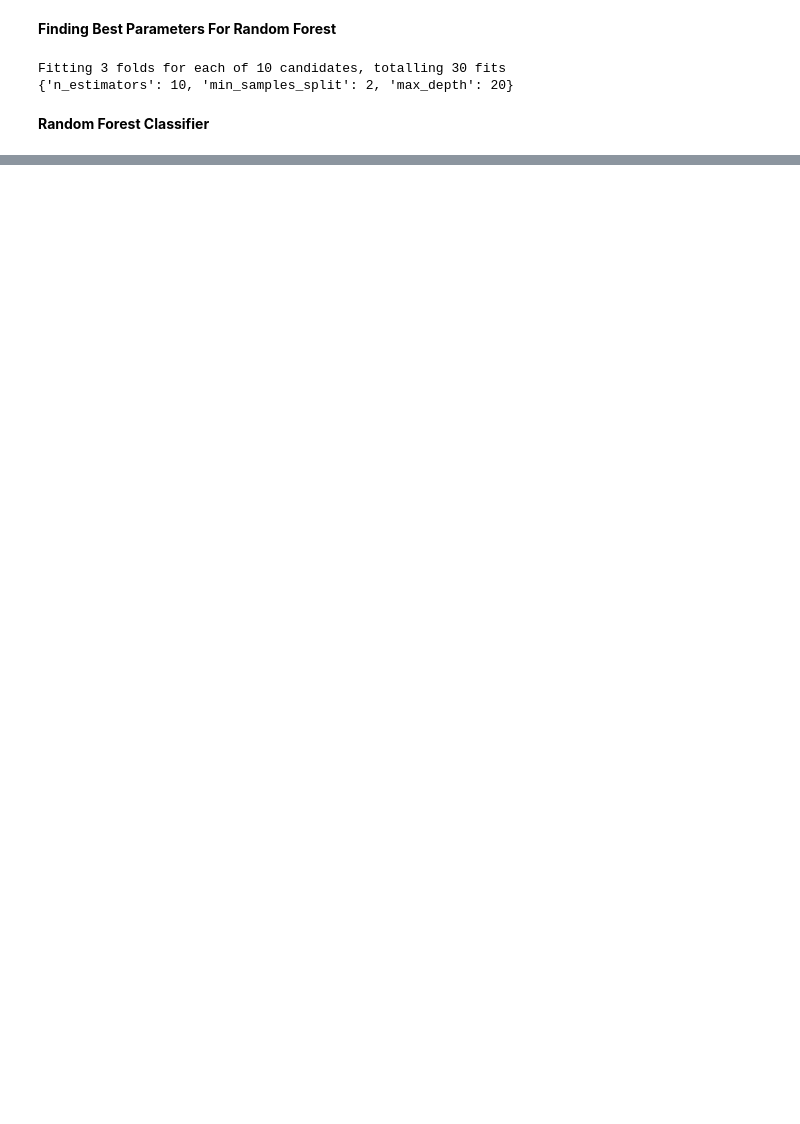
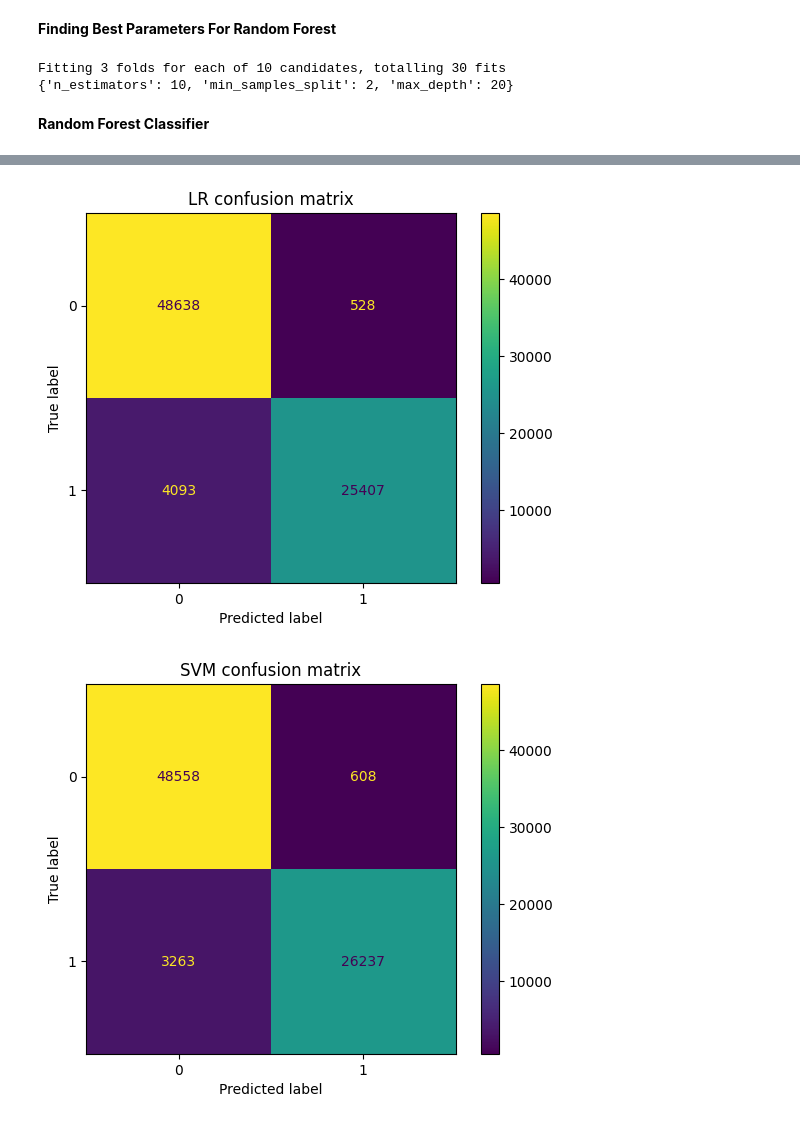
Before and after one commit to itu-lfd/blg-454e-learning-from-data-term-project, a Jupyter notebook: test.ipynb, the cells around one changed output, grey strips where cells are left out. Drawn from its saved outputs; the diff is of its cells as text; code cells hidden in the pictures; blank space fills up the shorter version.

```diff
--- a/test.ipynb
+++ b/test.ipynb
@@ -369,4 +369,20 @@ y_pred_df['id'] = df_test['id']
 y_pred_df['class'] = y_pred_df['class'].replace([1,0],['pos','neg'])
 y_pred_df.to_csv('submissions/predicted_labels.csv', index=False)
 # %%
-ConfusionMatrixDisplay()
+disp = ConfusionMatrixDisplay(cm_lr)
+disp.plot()
+disp.ax_.set_title('LR confusion matrix')
+disp.figure_.savefig('plots/conf_lr.png',dpi=300)
+
+disp = ConfusionMatrixDisplay(cm_svm)
+disp.plot()
+disp.ax_.set_title('SVM confusion matrix')
+disp.figure_.savefig('plots/conf_svm.png',dpi=300)
+
+disp = ConfusionMatrixDisplay(cm_rf)
+disp.plot()
+disp.ax_.set_title('RF confusion matrix')
+disp.figure_.savefig('plots/conf_rf.png',dpi=300)
+# %% [output]
+[figure, added]
+[figure, added]
```
Also changed, not shown: parts of 3 cells of this notebook.
